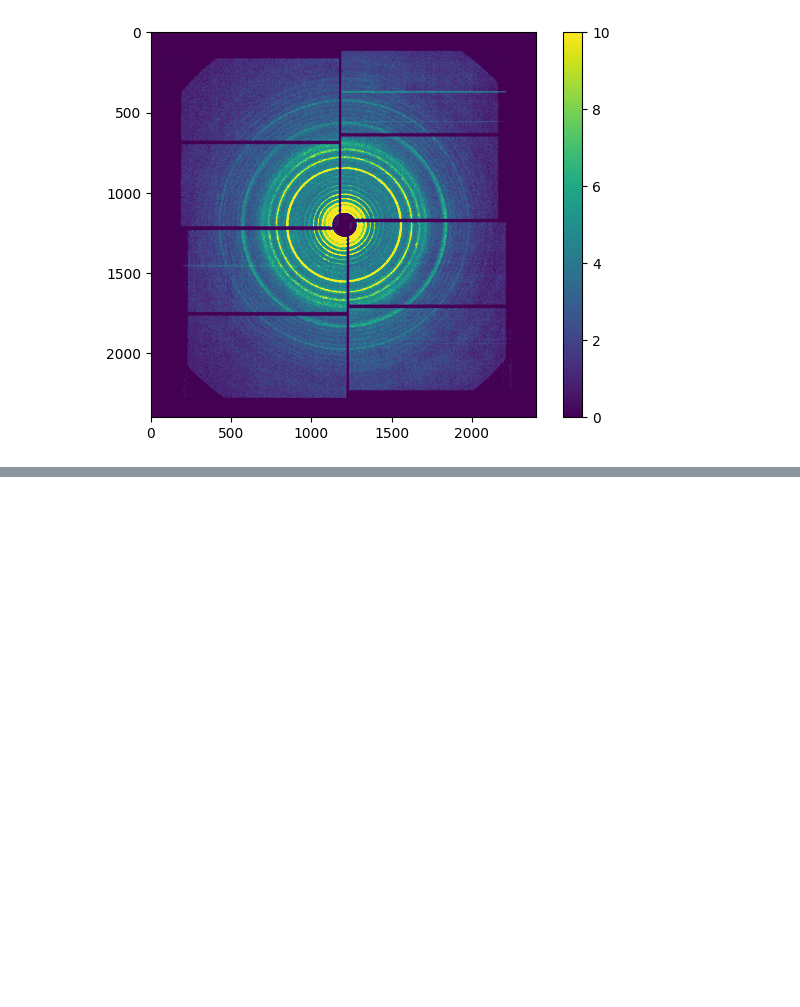
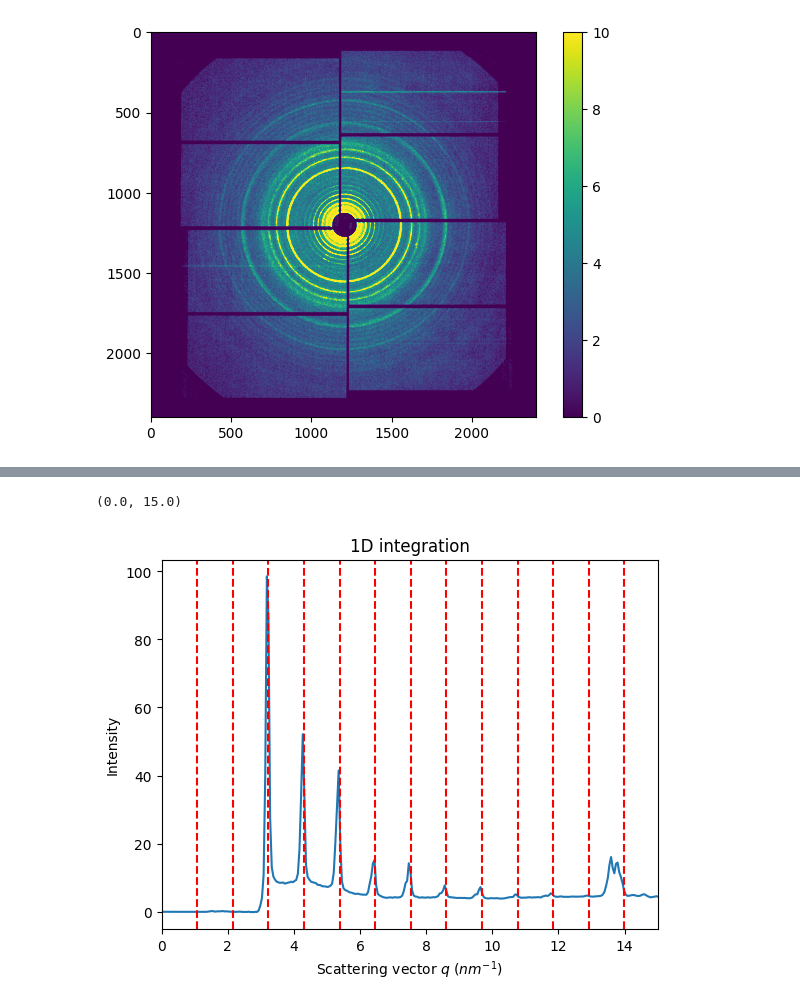
Before and after one commit to fperakis/SACLA_2022B8033, a Jupyter notebook: examples/04_test_calibrator.ipynb, the cells around one changed output, grey strips where cells are left out. Saved outputs shown, nothing was run; the diff lists cells and outputs as text; code cells hidden in the pictures; blank space fills up the shorter version.

```diff
--- a/examples/04_test_calibrator.ipynb
+++ b/examples/04_test_calibrator.ipynb
@@ -61,0 +145,9 @@ filter.ipynb.invalid  tag_1145400.lst
+# %%
+#Use the geometry to perform an azimuthal integration
+ai = sg.get_ai()
+res = ai.integrate1d(frame, 1000)
+ax = jupyter.plot1d(res,calibrant=behenate)
+ax.set_xlim(0,15)
+# %% [output]
+(0.0, 15.0)
+[figure, added]
```
Also changed, not shown: parts of 16 cells of this notebook, 1 other file.
